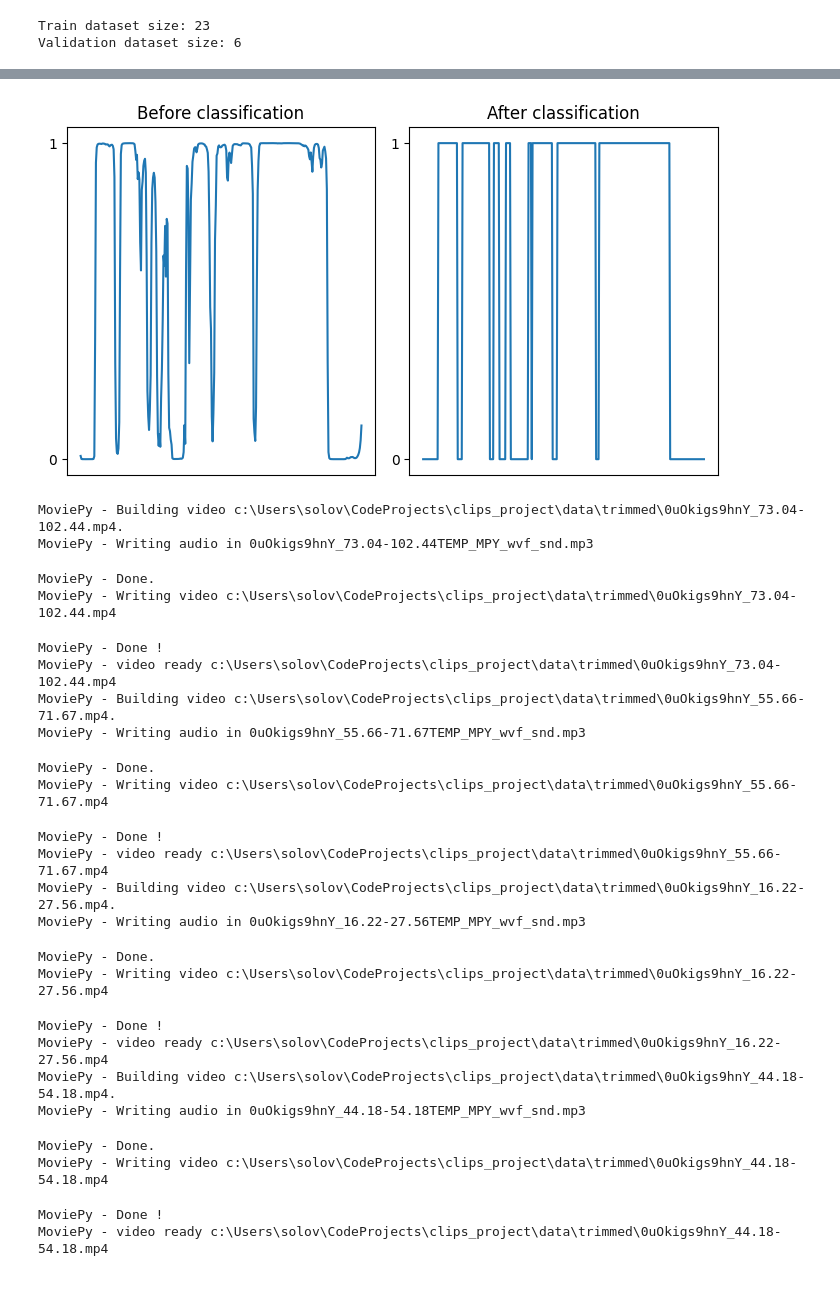
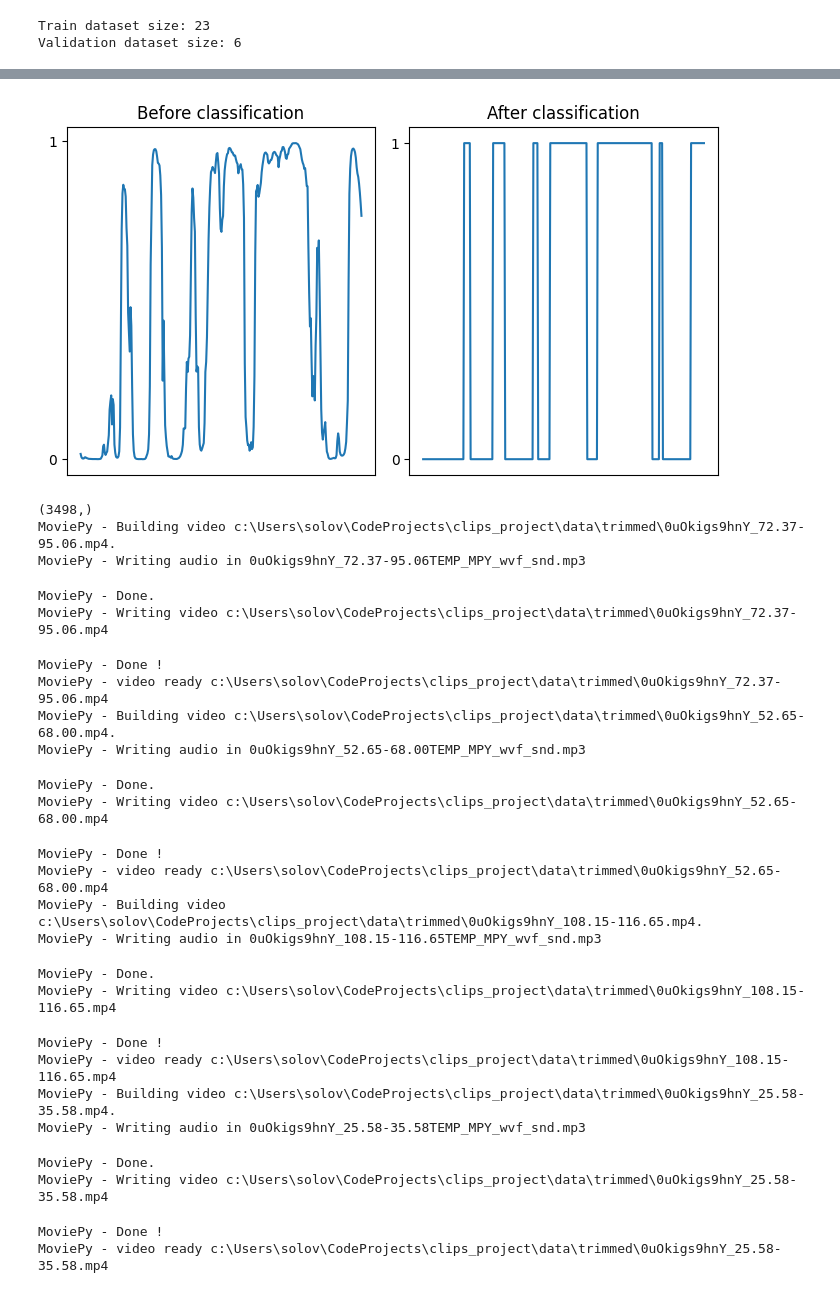
Before and after one commit to Morzevichka/clips_project, a Jupyter notebook: train_val.ipynb, the cells around one changed output, grey strips where cells are left out. Saved outputs shown, nothing was run; the diff lists cells and outputs as text; code cells hidden in the pictures.

Commit message:
Improvements in train_val

```diff
--- a/train_val.ipynb
+++ b/train_val.ipynb
@@ -231,36 +234,37 @@ from predictions import VideoTrimmer
 # %%
 # 0uOkigs9hnY
 
 video_folder = os.path.join(os.getcwd(), 'data', 'videos')
 output_folder = os.path.join(os.getcwd(), 'data', 'trimmed')
-model_name = 'new'
+model_name = '1.47val_loss_23_train_10_epoch'
 
 trimmer = VideoTrimmer(video_folder, output_folder, model_name)
 trimmer.predict_trimmed('0uOkigs9hnY', 4, rec_clip_duration=10)
 # trimmer.predict_trimmed('nikita', 4)
 # %% [output]
-[figure, old version]
+[figure, new version]
-MoviePy - Building video c:\Users\solov\CodeProjects\clips_project\data\trimmed\0uOkigs9hnY_73.04-102.44.mp4.
-MoviePy - Writing audio in 0uOkigs9hnY_73.04-102.44TEMP_MPY_wvf_snd.mp3
+(3498,)
+MoviePy - Building video c:\Users\solov\CodeProjects\clips_project\data\trimmed\0uOkigs9hnY_72.37-95.06.mp4.
+MoviePy - Writing audio in 0uOkigs9hnY_72.37-95.06TEMP_MPY_wvf_snd.mp3
 MoviePy - Done.
-MoviePy - Writing video c:\Users\solov\CodeProjects\clips_project\data\trimmed\0uOkigs9hnY_73.04-102.44.mp4
+MoviePy - Writing video c:\Users\solov\CodeProjects\clips_project\data\trimmed\0uOkigs9hnY_72.37-95.06.mp4
 MoviePy - Done !
-MoviePy - video ready c:\Users\solov\CodeProjects\clips_project\data\trimmed\0uOkigs9hnY_73.04-102.44.mp4
-MoviePy - Building video c:\Users\solov\CodeProjects\clips_project\data\trimmed\0uOkigs9hnY_55.66-71.67.mp4.
-MoviePy - Writing audio in 0uOkigs9hnY_55.66-71.67TEMP_MPY_wvf_snd.mp3
+MoviePy - video ready c:\Users\solov\CodeProjects\clips_project\data\trimmed\0uOkigs9hnY_72.37-95.06.mp4
+MoviePy - Building video c:\Users\solov\CodeProjects\clips_project\data\trimmed\0uOkigs9hnY_52.65-68.00.mp4.
+MoviePy - Writing audio in 0uOkigs9hnY_52.65-68.00TEMP_MPY_wvf_snd.mp3
 MoviePy - Done.
-MoviePy - Writing video c:\Users\solov\CodeProjects\clips_project\data\trimmed\0uOkigs9hnY_55.66-71.67.mp4
+MoviePy - Writing video c:\Users\solov\CodeProjects\clips_project\data\trimmed\0uOkigs9hnY_52.65-68.00.mp4
 MoviePy - Done !
-MoviePy - video ready c:\Users\solov\CodeProjects\clips_project\data\trimmed\0uOkigs9hnY_55.66-71.67.mp4
-MoviePy - Building video c:\Users\solov\CodeProjects\clips_project\data\trimmed\0uOkigs9hnY_16.22-27.56.mp4.
-MoviePy - Writing audio in 0uOkigs9hnY_16.22-27.56TEMP_MPY_wvf_snd.mp3
+MoviePy - video ready c:\Users\solov\CodeProjects\clips_project\data\trimmed\0uOkigs9hnY_52.65-68.00.mp4
+MoviePy - Building video c:\Users\solov\CodeProjects\clips_project\data\trimmed\0uOkigs9hnY_108.15-116.65.mp4.
+MoviePy - Writing audio in 0uOkigs9hnY_108.15-116.65TEMP_MPY_wvf_snd.mp3
 MoviePy - Done.
-MoviePy - Writing video c:\Users\solov\CodeProjects\clips_project\data\trimmed\0uOkigs9hnY_16.22-27.56.mp4
+MoviePy - Writing video c:\Users\solov\CodeProjects\clips_project\data\trimmed\0uOkigs9hnY_108.15-116.65.mp4
 MoviePy - Done !
-MoviePy - video ready c:\Users\solov\CodeProjects\clips_project\data\trimmed\0uOkigs9hnY_16.22-27.56.mp4
-MoviePy - Building video c:\Users\solov\CodeProjects\clips_project\data\trimmed\0uOkigs9hnY_44.18-54.18.mp4.
-MoviePy - Writing audio in 0uOkigs9hnY_44.18-54.18TEMP_MPY_wvf_snd.mp3
+MoviePy - video ready c:\Users\solov\CodeProjects\clips_project\data\trimmed\0uOkigs9hnY_108.15-116.65.mp4
+MoviePy - Building video c:\Users\solov\CodeProjects\clips_project\data\trimmed\0uOkigs9hnY_25.58-35.58.mp4.
+MoviePy - Writing audio in 0uOkigs9hnY_25.58-35.58TEMP_MPY_wvf_snd.mp3
 MoviePy - Done.
-MoviePy - Writing video c:\Users\solov\CodeProjects\clips_project\data\trimmed\0uOkigs9hnY_44.18-54.18.mp4
+MoviePy - Writing video c:\Users\solov\CodeProjects\clips_project\data\trimmed\0uOkigs9hnY_25.58-35.58.mp4
 MoviePy - Done !
-MoviePy - video ready c:\Users\solov\CodeProjects\clips_project\data\trimmed\0uOkigs9hnY_44.18-54.18.mp4
+MoviePy - video ready c:\Users\solov\CodeProjects\clips_project\data\trimmed\0uOkigs9hnY_25.58-35.58.mp4
```
Also changed, not shown: parts of 5 cells of this notebook, 7 other files.
